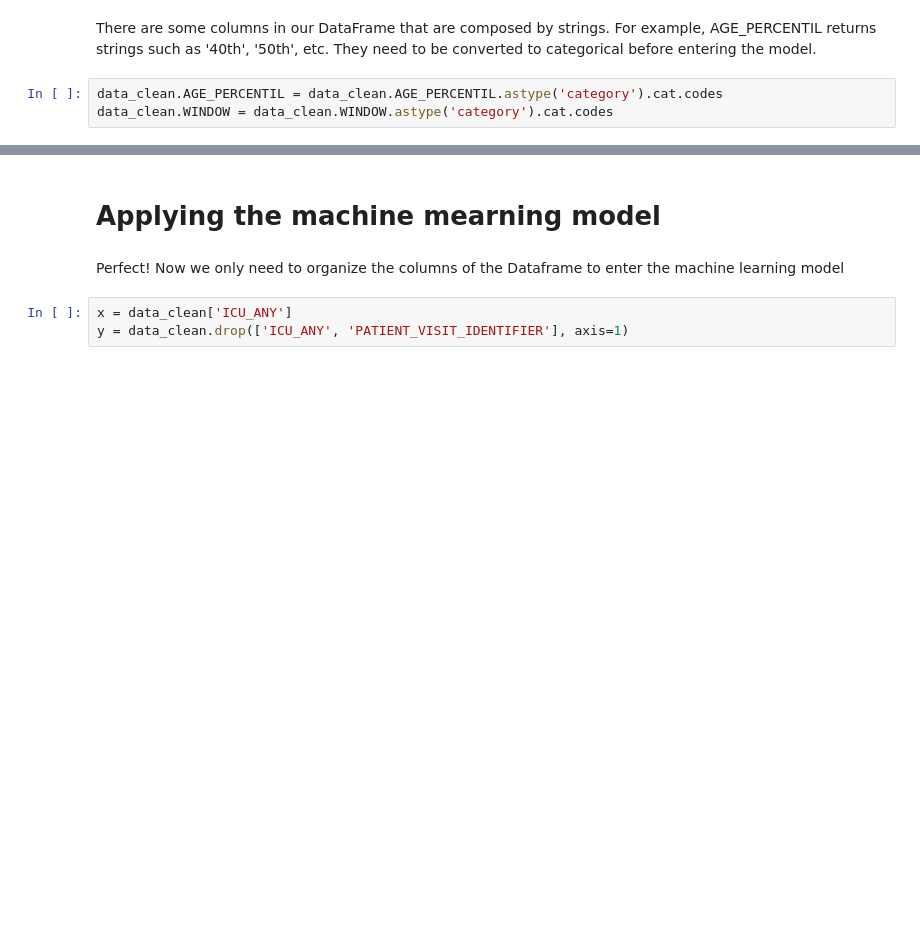
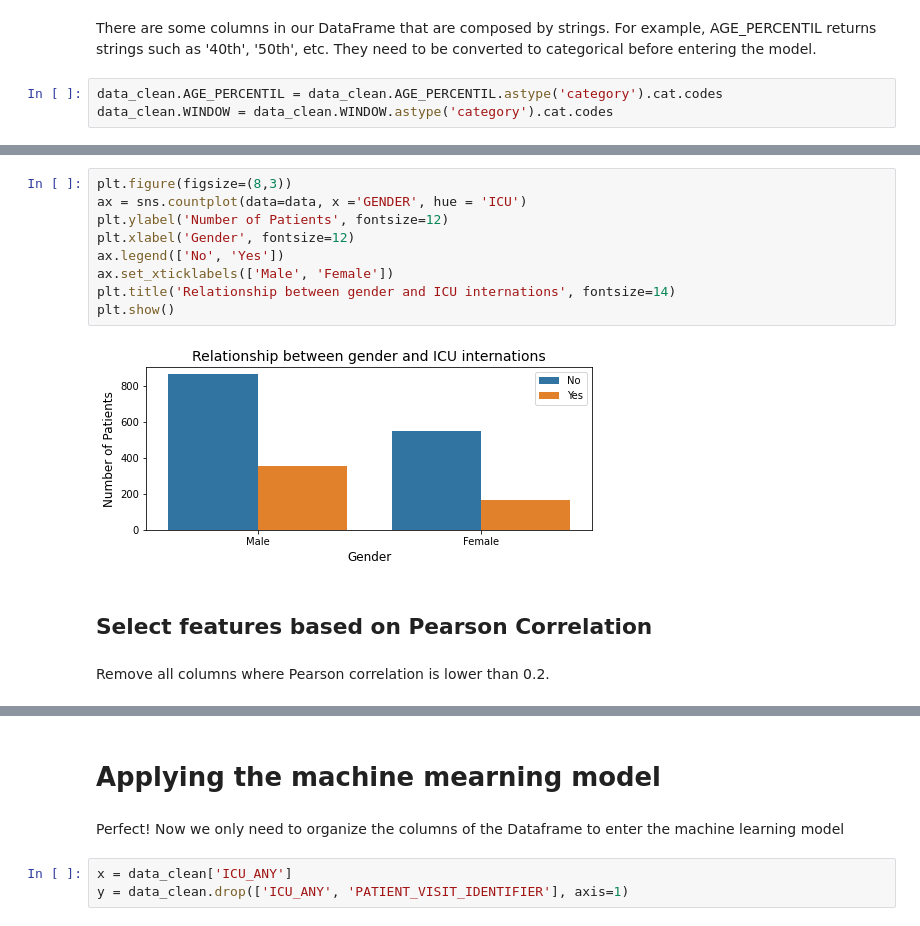
Before and after one commit to carolluzardi/analise_sirio_libanes, a Jupyter notebook: Final_Project_DSBootcamp.ipynb, the cells around one changed output, grey strips where cells are left out. Cells and saved outputs as stored; diff of their text form; blank space fills up the shorter version.

```diff
--- a/Final_Project_DSBootcamp.ipynb
+++ b/Final_Project_DSBootcamp.ipynb
@@ -160,0 +186,15 @@ data_clean.WINDOW = data_clean.WINDOW.astype('category').cat.codes
+# %%
+plt.figure(figsize=(8,3))
+ax = sns.countplot(data=data, x ='GENDER', hue = 'ICU')
+plt.ylabel('Number of Patients', fontsize=12)
+plt.xlabel('Gender', fontsize=12)
+ax.legend(['No', 'Yes'])
+ax.set_xticklabels(['Male', 'Female'])
+plt.title('Relationship between gender and ICU internations', fontsize=14)
+plt.show()
+# %% [output]
+[figure, added]
+# %% [markdown]
+## Select features based on Pearson Correlation
+# %% [markdown]
+Remove all columns where Pearson correlation is lower than 0.2.
```
Also changed, not shown: parts of 26 cells of this notebook.
